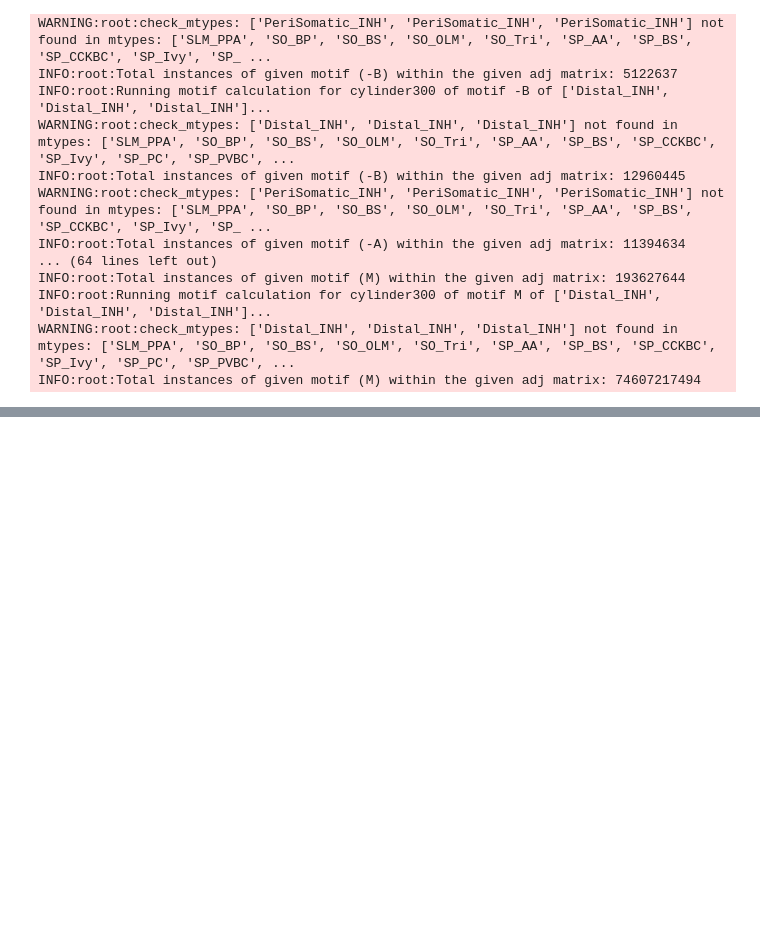
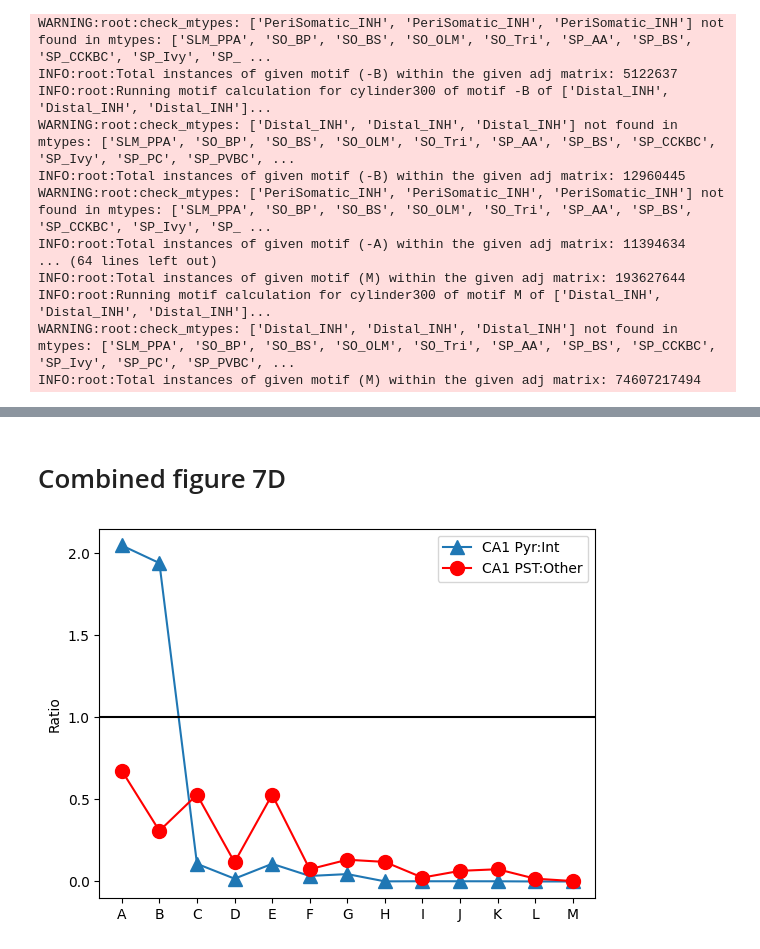
Before and after one commit to KeremKurban/graph_analysis, a Jupyter notebook: notebooks/triplets/rees2016.ipynb, the cells around one changed output, grey strips where cells are left out. Cells and saved outputs as stored; diff of their text form; code cells hidden in the pictures; blank space fills up the shorter version.

```diff
--- a/notebooks/triplets/rees2016.ipynb
+++ b/notebooks/triplets/rees2016.ipynb
@@ -208,0 +209,25 @@ plt.show()
+# %% [markdown]
+# Combined figure 7D
+# %%
+df_ei = pd.read_csv(f'{save_dir}/{target}_triplet_ratios_EI.csv',index_col=0)
+df_peridistal = pd.read_csv(f'{save_dir}/{target}_triplet_ratios_peridistal.csv',index_col=0)
+# %%
+chosen_df1 = df_ei.ratio[3:]
+# chosen_df1.plot(figsize=(10,5),title=f'{target} motif ratio')
+# add black triangles and blue lines connecting for every point in the plot and lines
+chosen_df1.plot(style='^-',ms=10)
+
+chosen_df2= df_peridistal.ratio[3:]
+chosen_df2.plot(style='o-r',ms=10)
+
+
+# plot all xticklabels
+plt.xticks(np.arange(len(df_peridistal)-3), df_peridistal.index[3:])
+# horizontal line at y=1
+plt.axhline(y=1, color='k', linestyle='-')
+plt.ylabel('Ratio')
+plt.legend(['CA1 Pyr:Int','CA1 PST:Other'])
+plt.savefig(f'{save_dir}/{target}_Rees2016_Fig7D.png',dpi=300)
+plt.show()
+# %% [output]
+[figure, added]
```
Also changed, not shown: parts of 1 cell of this notebook, 3 other files.
